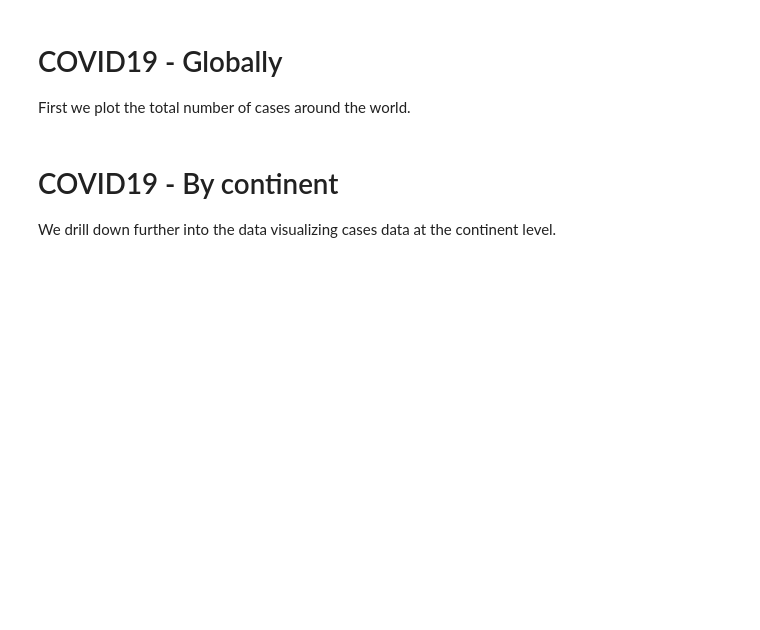
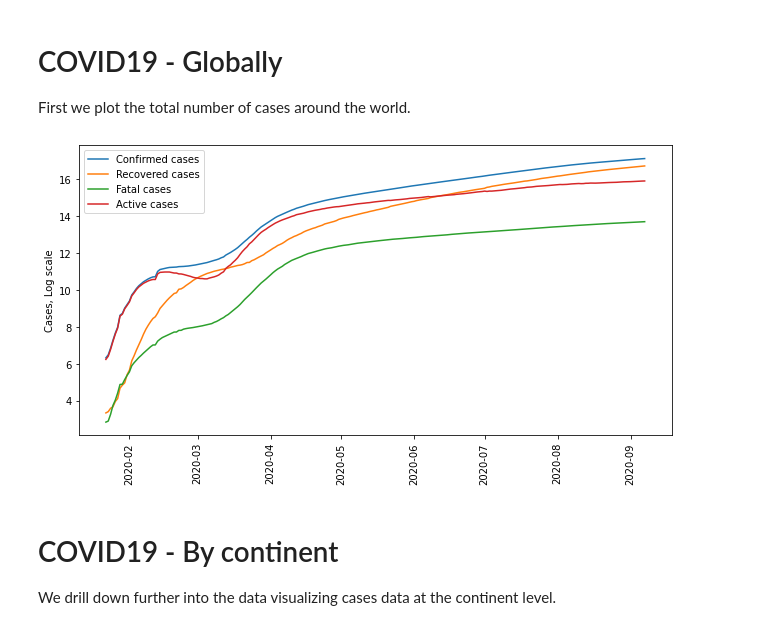
Before and after one commit to besiobu/data-science-portfolio, a Jupyter notebook: covid-19/covid19.ipynb, the cells around one changed output. Cells and saved outputs as stored; diff of their text form; code cells hidden in the pictures; blank space fills up the shorter version.

```diff
--- a/covid-19/covid19.ipynb
+++ b/covid-19/covid19.ipynb
@@ -658,15 +658,17 @@ names = ['Confirmed cases',
          'Fatal cases',
          'Active cases']
 # %%
-# for name,df in zip(names, dataframes):
-#     plt.plot(df['Date'],
-#              np.log(df.drop('Date', axis=1).sum(axis=1)),
-#              label=name)
-# plt.ylabel('Cases, Log scale')
-# plt.legend(loc='best')
-# plt.xticks(rotation=90)
-# plt.tight_layout()
-# plt.show()
+for name,df in zip(names, dataframes):
+    plt.plot(df['Date'],
+             np.log(df.drop('Date', axis=1).sum(axis=1)),
+             label=name)
+plt.ylabel('Cases, Log scale')
+plt.legend(loc='best')
+plt.xticks(rotation=90)
+plt.tight_layout()
+plt.show()
+# %% [output]
+[figure, added]
 # %% [markdown]
 # COVID19 - By continent
 
```
Also changed, not shown: parts of 4 cells of this notebook, 1 other file.
